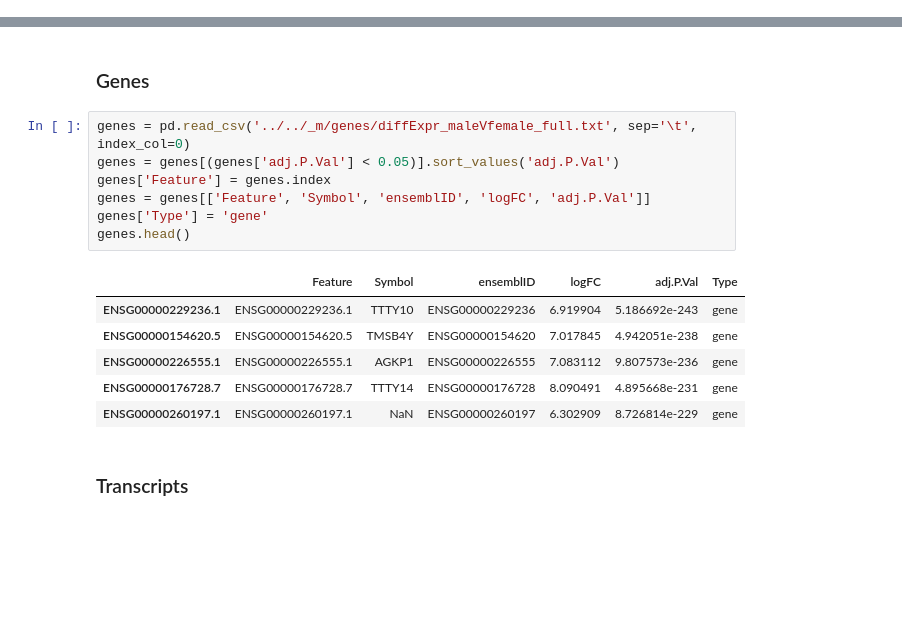
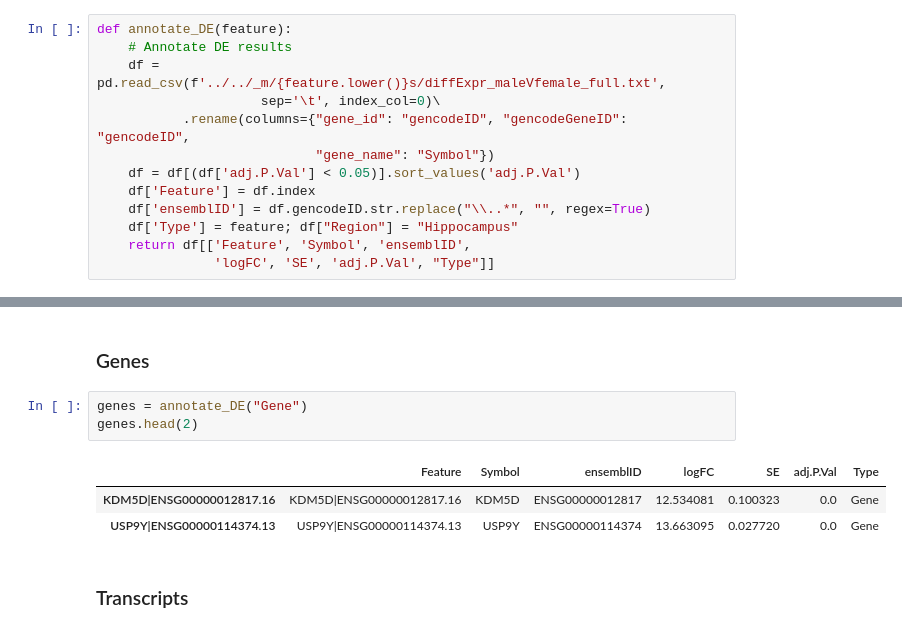
Before and after one commit to LieberInstitute/sex_differences_sz, a Jupyter notebook: differential_expression/hippocampus/metrics_summary/_m/main.ipynb, the cells around one changed output, grey strips where cells are left out. Saved outputs shown, nothing was run; the diff lists cells and outputs as text; blank space fills up the shorter version.

```diff
--- a/differential_expression/hippocampus/metrics_summary/_m/main.ipynb
+++ b/differential_expression/hippocampus/metrics_summary/_m/main.ipynb
@@ -3,23 +3,29 @@
 # %%
 import numpy as np
 import pandas as pd
+# %%
+def annotate_DE(feature):
+    # Annotate DE results
+    df = pd.read_csv(f'../../_m/{feature.lower()}s/diffExpr_maleVfemale_full.txt',
+                     sep='\t', index_col=0)\
+           .rename(columns={"gene_id": "gencodeID", "gencodeGeneID": "gencodeID",
+                            "gene_name": "Symbol"})
+    df = df[(df['adj.P.Val'] < 0.05)].sort_values('adj.P.Val')
+    df['Feature'] = df.index
+    df['ensemblID'] = df.gencodeID.str.replace("\\..*", "", regex=True)
+    df['Type'] = feature; df["Region"] = "Hippocampus"
+    return df[['Feature', 'Symbol', 'ensemblID',
+               'logFC', 'SE', 'adj.P.Val', "Type"]]
 # %% [markdown]
 ## Summary plots
 # %% [markdown]
 ### Genes
-# %%
-genes = pd.read_csv('../../_m/genes/diffExpr_maleVfemale_full.txt', sep='\t', index_col=0)
-genes = genes[(genes['adj.P.Val'] < 0.05)].sort_values('adj.P.Val')
-genes['Feature'] = genes.index
-genes = genes[['Feature', 'Symbol', 'ensemblID', 'logFC', 'adj.P.Val']]
-genes['Type'] = 'gene'
-genes.head()
-# %% [output]
-|  | Feature | Symbol | ensemblID | logFC | adj.P.Val | Type |
-| ENSG00000229236.1 | ENSG00000229236.1 | TTTY10 | ENSG00000229236 | 6.919904 | 5.186692e-243 | gene |
-| ENSG00000154620.5 | ENSG00000154620.5 | TMSB4Y | ENSG00000154620 | 7.017845 | 4.942051e-238 | gene |
-| ENSG00000226555.1 | ENSG00000226555.1 | AGKP1 | ENSG00000226555 | 7.083112 | 9.807573e-236 | gene |
-| ENSG00000176728.7 | ENSG00000176728.7 | TTTY14 | ENSG00000176728 | 8.090491 | 4.895668e-231 | gene |
-| ENSG00000260197.1 | ENSG00000260197.1 | NaN | ENSG00000260197 | 6.302909 | 8.726814e-229 | gene |
+# %%
+genes = annotate_DE("Gene")
+genes.head(2)
+# %% [output]
+|  | Feature | Symbol | ensemblID | logFC | SE | adj.P.Val | Type |
+| KDM5D|ENSG00000012817.16 | KDM5D|ENSG00000012817.16 | KDM5D | ENSG00000012817 | 12.534081 | 0.100323 | 0.0 | Gene |
+| USP9Y|ENSG00000114374.13 | USP9Y|ENSG00000114374.13 | USP9Y | ENSG00000114374 | 13.663095 | 0.027720 | 0.0 | Gene |
 # %% [markdown]
 ### Transcripts
```
Also changed, not shown: parts of 50 cells of this notebook, 16 other files.
